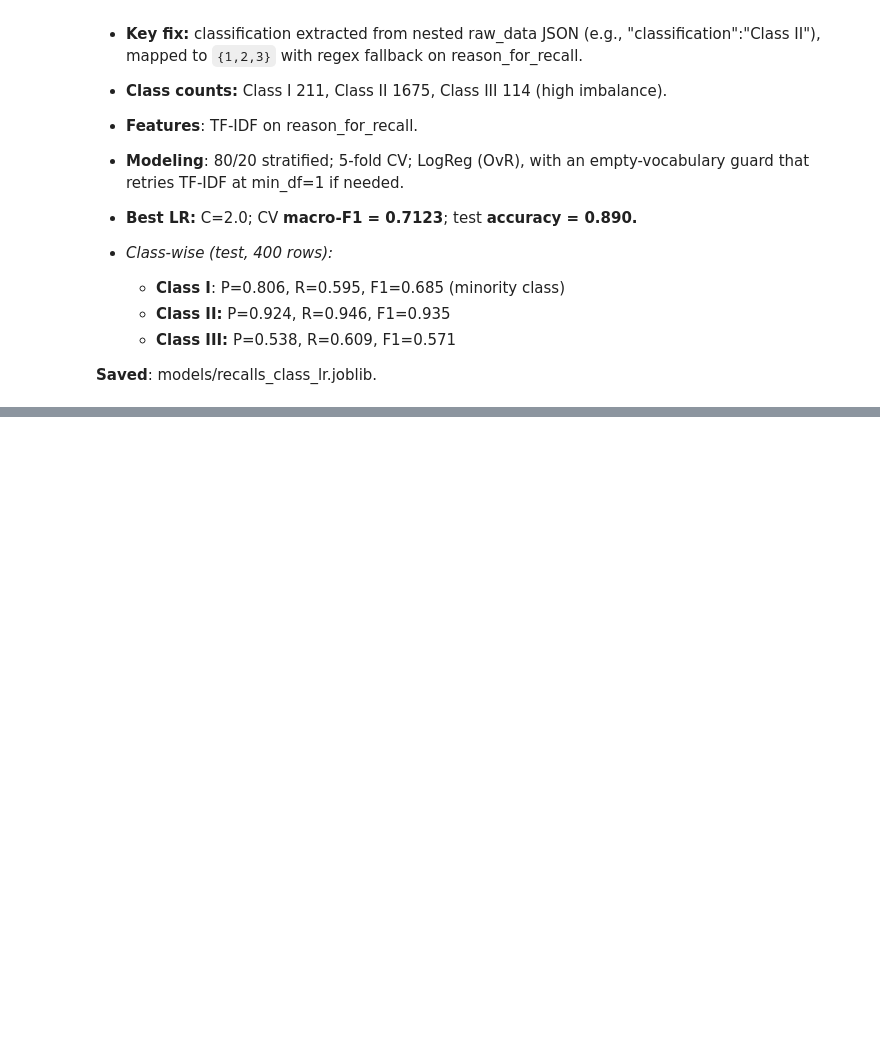
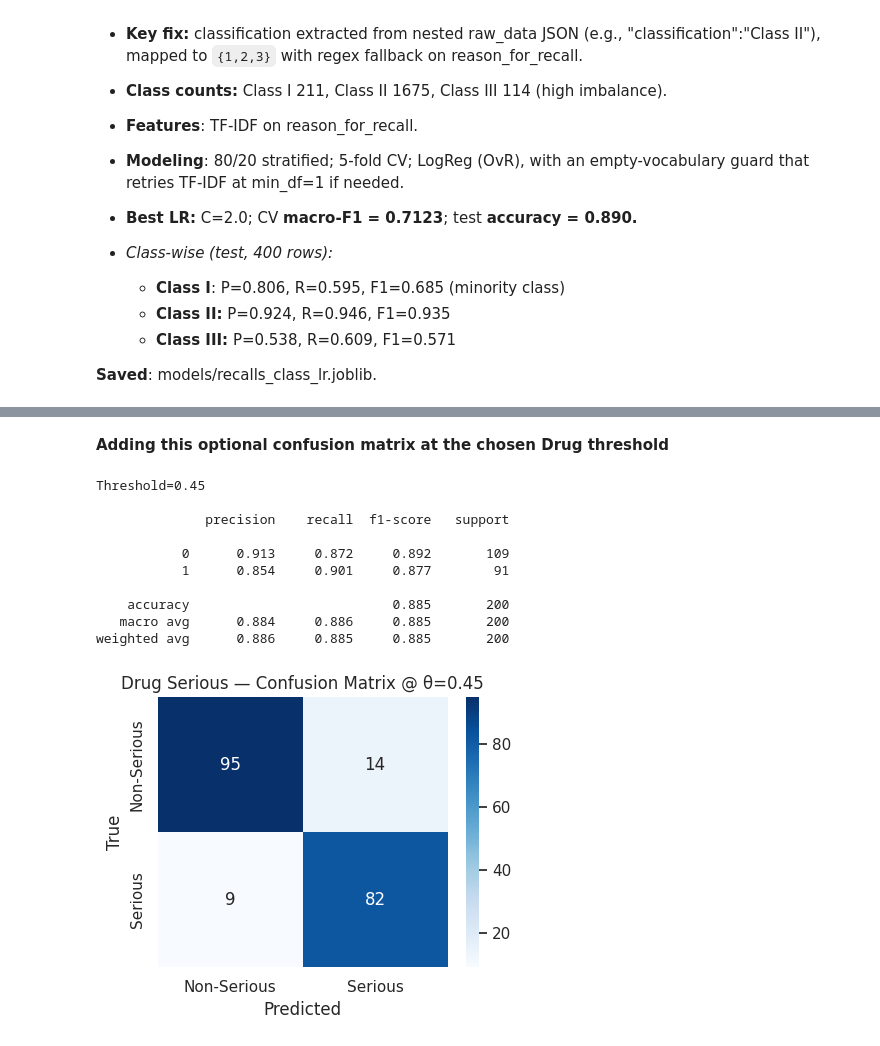
Before and after one commit to pogunrinde/AAI-590-FinalCapstone, a Jupyter notebook: finalCapstone_group2.ipynb, the cells around one changed output, grey strips where cells are left out. Cells and saved outputs as stored; diff of their text form; code cells hidden in the pictures; blank space fills up the shorter version.

```diff
--- a/finalCapstone_group2.ipynb
+++ b/finalCapstone_group2.ipynb
@@ -866,0 +1015,34 @@ weighted avg      0.890     0.890     0.888       400
+# %% [markdown]
+**Adding this optional confusion matrix at the chosen Drug threshold**
+# %%
+# Turn the chosen threshold into a final decision and show metrics
+from sklearn.metrics import confusion_matrix, classification_report
+import seaborn as sns
+best_lr_drug = grid_lr.best_estimator_
+proba = best_lr_drug.predict_proba(X_test)[:, 1]
+theta = best_t  # from our sweep (e.g., ~0.45)
+
+y_pred_t = (proba >= theta).astype(int)
+print(f"Threshold={theta:.2f}\n")
+print(classification_report(y_test, y_pred_t, digits=3))
+
+cm = confusion_matrix(y_test, y_pred_t, labels=[0,1])
+plt.figure(figsize=(4.5,3.8))
+sns.heatmap(cm, annot=True, fmt="d", cmap="Blues",
+            xticklabels=["Non-Serious","Serious"],
+            yticklabels=["Non-Serious","Serious"])
+plt.title(f"Drug Serious — Confusion Matrix @ θ={theta:.2f}")
+plt.ylabel("True"); plt.xlabel("Predicted")
+plt.tight_layout(); plt.show()
+# %% [output]
+Threshold=0.45
+
+              precision    recall  f1-score   support
+
+           0      0.913     0.872     0.892       109
+           1      0.854     0.901     0.877        91
+
+    accuracy                          0.885       200
+   macro avg      0.884     0.886     0.885       200
+weighted avg      0.886     0.885     0.885       200
+[figure, added]
```
Also changed, not shown: parts of 23 cells of this notebook.
